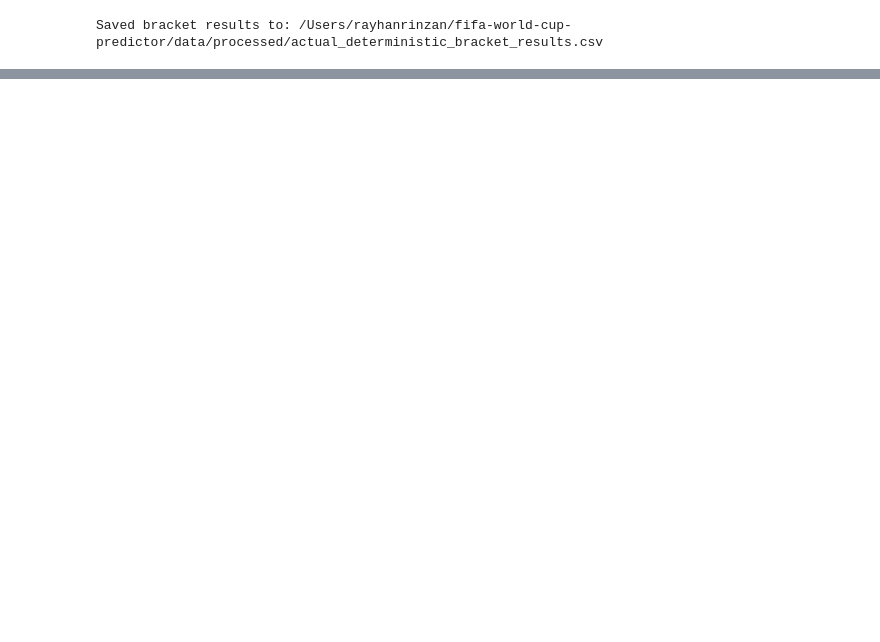
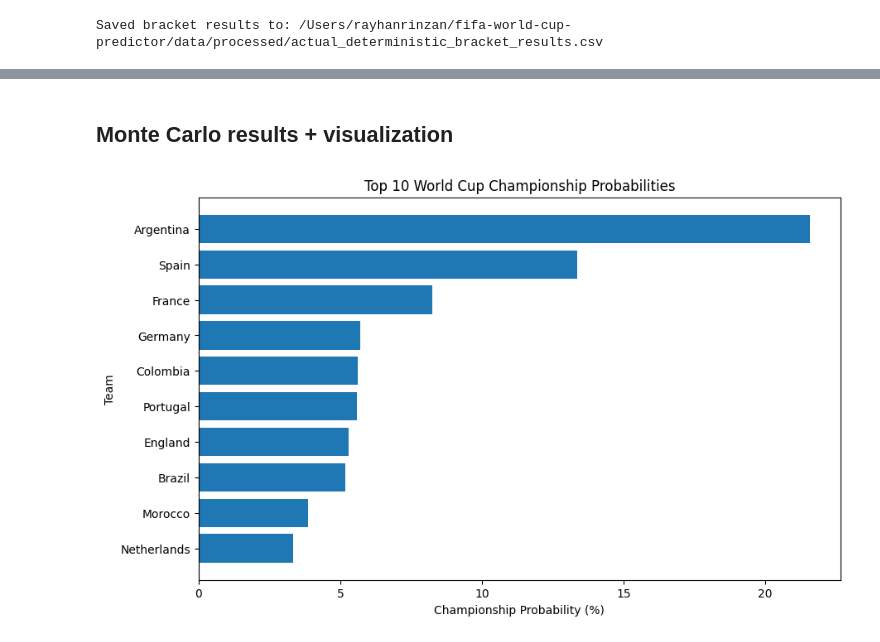
Before and after one commit to rayhanrinzan/fifa-world-cup-predictor, a Jupyter notebook: notebooks/09_knockout_prediction_logic.ipynb, the cells around one changed output, grey strips where cells are left out. Saved outputs shown, nothing was run; the diff lists cells and outputs as text; code cells hidden in the pictures; blank space fills up the shorter version.

Commit message:
completed day 9 with monte carlo simulation and visualizations

```diff
--- a/notebooks/09_knockout_prediction_logic.ipynb
+++ b/notebooks/09_knockout_prediction_logic.ipynb
@@ -634,0 +720,7 @@ The next major improvement is Monte Carlo simulation. Instead of always advancin
+# %%
+monte_carlo_results = run_monte_carlo_simulation(
+    round_of_32,
+    n_simulations=10000
+)
+
+monte_carlo_results.sort_values("champion", ascending=False)
@@ -634,0 +745,2 @@ The next major improvement is Monte Carlo simulation. Instead of always advancin
+# %% [markdown]
+## Monte Carlo results + visualization
@@ -634,0 +752,30 @@ The next major improvement is Monte Carlo simulation. Instead of always advancin
+# %%
+monte_carlo_percentages = monte_carlo_results.copy()
+
+probability_cols = [
+    "round_of_16",
+    "quarterfinals",
+    "semifinals",
+    "final",
+    "champion"
+]
+
+for col in probability_cols:
+    monte_carlo_percentages[col] = monte_carlo_percentages[col] * 100
+
+monte_carlo_percentages = monte_carlo_percentages.sort_values(
+    "champion",
+    ascending=False
+)
+# %%
+top_champions = monte_carlo_percentages.head(10)
+
+plt.figure(figsize=(10, 6))
+plt.barh(top_champions["team"], top_champions["champion"])
+plt.xlabel("Championship Probability (%)")
+plt.ylabel("Team")
+plt.title("Top 10 World Cup Championship Probabilities")
+plt.gca().invert_yaxis()
+plt.show()
+# %% [output]
+[figure, added]
```
Also changed, not shown: parts of 15 cells of this notebook.
